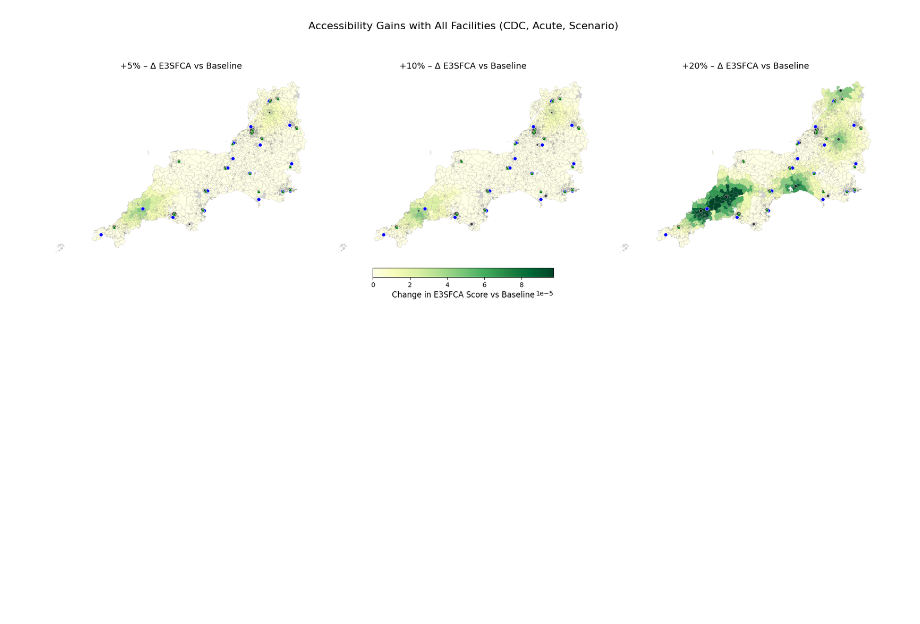
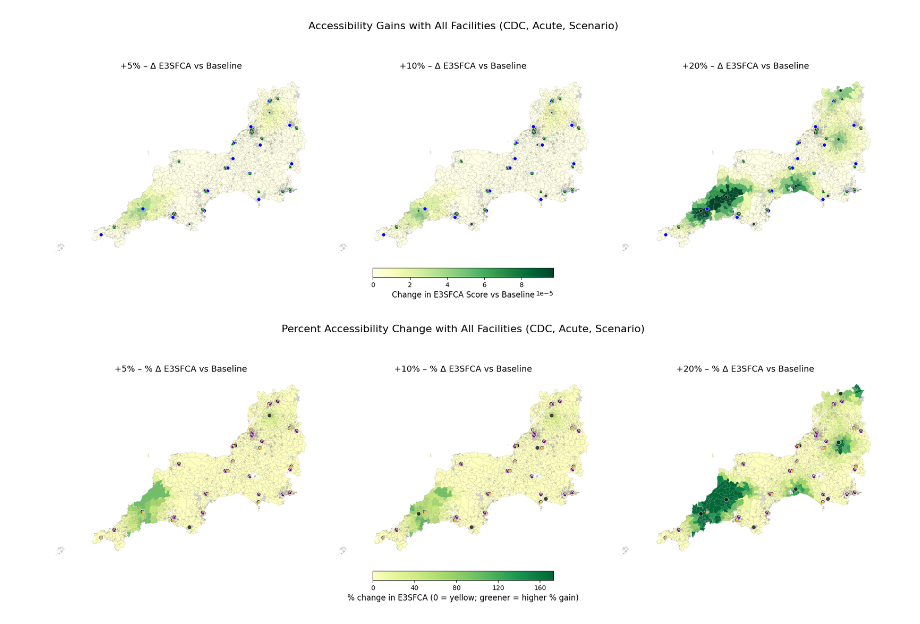
Before and after one commit to RossTylr/diagnostic-modality-demand, a Jupyter notebook: notebooks/05a3_E3SFCA_Capacity_Scenario_Runner.ipynb, the cells around one changed output. Saved outputs shown, nothing was run; the diff lists cells and outputs as text; code cells hidden in the pictures; blank space fills up the shorter version.

```diff
--- a/notebooks/05a3_E3SFCA_Capacity_Scenario_Runner.ipynb
+++ b/notebooks/05a3_E3SFCA_Capacity_Scenario_Runner.ipynb
@@ -613,3 +613,96 @@ plt.suptitle("Accessibility Gains with All Facilities (CDC, Acute, Scenario)", f
 plt.show()
 # %% [output]
 [figure]
+# %%
+# ----------------------------------------------------------
+# Step 8b – % Change Maps (vs Baseline) + CDC, Acute, Scenario Sites
+# (icons 50% smaller; colourbar shows only +% with 0 as yellow)
+# ----------------------------------------------------------
+import numpy as np
+import matplotlib as mpl
+import matplotlib.pyplot as plt
+import geopandas as gpd
+import pandas as pd
+from matplotlib.colors import TwoSlopeNorm, LinearSegmentedColormap
+
+# Scenario score columns already merged in Step 7a
+scenarios_plot = {"+5%": "score_plus5pct", "+10%": "score_plus10pct", "+20%": "score_plus20pct"}
+
+# Baseline column
+baseline_candidates = ["score_baseline","enhanced_3sfca_score_baseline","enhanced_3sfca_score","Fi","fi","E3SFCA"]
+baseline_col = next((c for c in baseline_candidates if c in gdf_lsoa.columns), None)
+if baseline_col is None:
+    raise KeyError("No baseline score column found in gdf_lsoa.")
+
+# % change per LSOA
+pct_cols = {}
+base = gdf_lsoa[baseline_col].astype(float)
+for label, scen_col in scenarios_plot.items():
+    scen = gdf_lsoa[scen_col].astype(float)
+    pct_col = f"pct_{label.lower().replace('+','plus').replace('%','pct')}"
+    gdf_lsoa[pct_col] = np.where(base > 0, (scen - base) / base * 100.0, np.nan)
+    pct_cols[label] = pct_col
+
+# Shared symmetric map norm (0 pivot = yellow on RdYlGn)
+vals = np.concatenate([gdf_lsoa[c].to_numpy(dtype=float) for c in pct_cols.values()])
+vals = vals[np.isfinite(vals)]
+low, high = np.percentile(vals, 1), np.percentile(vals, 99)
+vabs = float(max(abs(low), abs(high)))
+map_norm = TwoSlopeNorm(vmin=-vabs, vcenter=0.0, vmax=vabs)
+
+# --- Colourbar that shows only positive side (0..+vabs), with 0 still yellow ---
+# Take the upper half of RdYlGn (yellow→green)
+_rdylgn = mpl.cm.get_cmap("RdYlGn")
+pos_cmap = LinearSegmentedColormap.from_list("RdYlGn_pos", _rdylgn(np.linspace(0.5, 1.0, 256)))
+pos_norm = mpl.colors.Normalize(vmin=0.0, vmax=vabs)
+
+# Plot
+fig, axes = plt.subplots(1, 3, figsize=(18, 6), constrained_layout=True)
+
+# Halve icon sizes (scenario + baseline)
+size_scale = 40 if "size_scale" not in locals() else size_scale
+size_scale *= 0.5  # 50% smaller
+clip_min, clip_max = 40, 225       # also halve the floor/cap
+
+for ax, (label, pct_col) in zip(axes.flat, pct_cols.items()):
+    # Choropleth (% change)
+    gdf_lsoa.plot(
+        column=pct_col, cmap="RdYlGn", norm=map_norm,
+        linewidth=0.1, edgecolor="grey", legend=False, ax=ax,
+        missing_kwds={"color": "lightgrey"}
+    )
+
+    # Scenario sites (use LSOA centroids for placement)
+    site_df = scenario_site_data[label].merge(gdf_lsoa[["lsoa21cd","geometry"]], on="lsoa21cd", how="left")
+    site_gdf = gpd.GeoDataFrame(site_df, geometry="geometry", crs=gdf_lsoa.crs).copy()
+    site_gdf["geometry"] = site_gdf.geometry.centroid
+
+    ms_sites = (pd.to_numeric(site_gdf.get("scanner_count", 1), errors="coerce")
+                .fillna(1).astype(float) * size_scale).clip(clip_min, clip_max)
+
+    site_gdf.plot(ax=ax, color="black", marker="o", markersize=ms_sites,
+                  alpha=0.7, edgecolor="white", linewidth=0.6, label="Scenario Site")
+
+    # Baseline facilities (also 50% smaller than before)
+    cdc_gdf.plot(  ax=ax, color="orange", marker="o", markersize=15,
+                   edgecolor="white", linewidth=0.6, label="CDC")
+    acute_gdf.plot(ax=ax, color="purple", marker="^", markersize=30,
+                   edgecolor="white", linewidth=0.6, label="Acute Hospital")
+
+    ax.set_title(f"{label} – % Δ E3SFCA vs Baseline", fontsize=13)
+    ax.axis("off")
+
+# Positive-only colourbar (0..+vabs), with 0 at yellow
+sm_pos = mpl.cm.ScalarMappable(cmap=pos_cmap, norm=pos_norm)
+sm_pos._A = []
+cbar = fig.colorbar(sm_pos, ax=axes.ravel().tolist(),
+                    orientation='horizontal', fraction=0.04, pad=0.03)
+cbar.set_label("% change in E3SFCA (0 = yellow; greener = higher % gain)", fontsize=12)
+
+# Ticks (0..+vabs)
+from matplotlib.ticker import MaxNLocator
+cbar.ax.xaxis.set_major_locator(MaxNLocator(nbins=5))
+plt.suptitle("Percent Accessibility Change with All Facilities (CDC, Acute, Scenario)", fontsize=16)
+plt.show()
+# %% [output]
+[figure, added]
```
Also changed, not shown: parts of 4 cells of this notebook, 5 other files.
